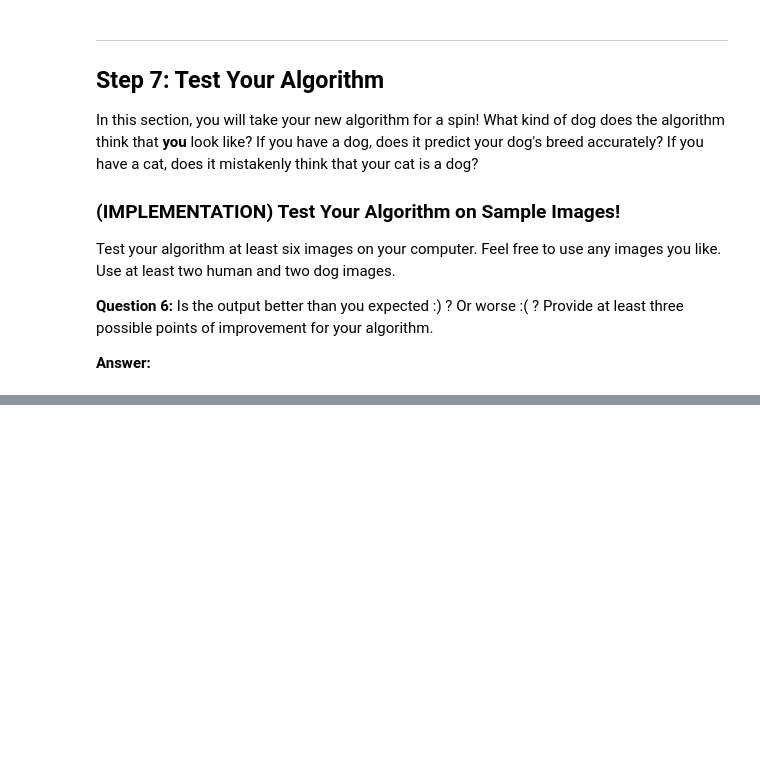
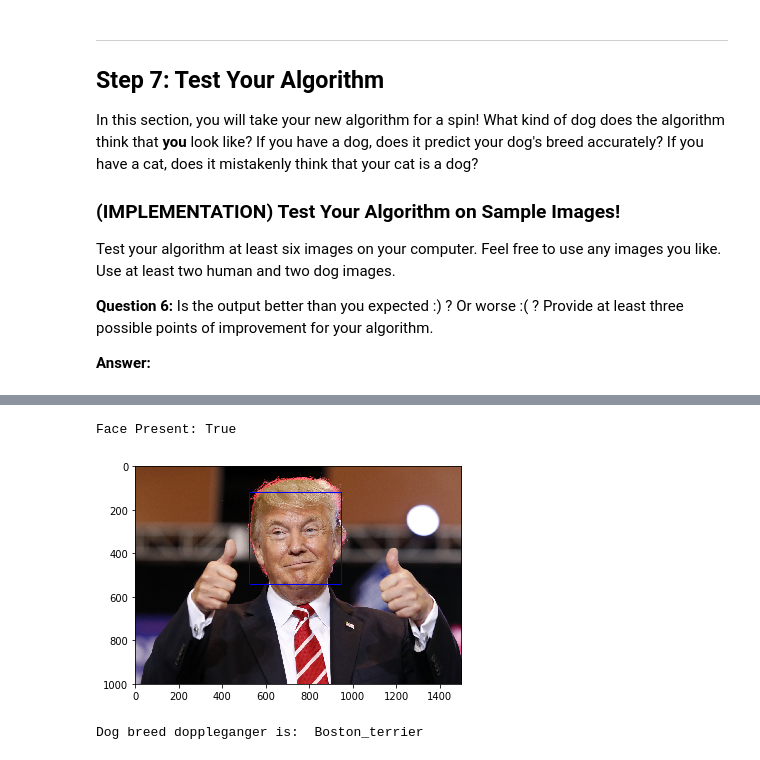
Before and after one commit to ronaldeddings/dog-project, a Jupyter notebook: dog_app.ipynb, the cells around one changed output, grey strips where cells are left out. Drawn from its saved outputs; the diff is of its cells as text; code cells hidden in the pictures; blank space fills up the shorter version.

```diff
--- a/dog_app.ipynb
+++ b/dog_app.ipynb
@@ -667,0 +805,10 @@ __Answer:__
+# %%
+# Example 2 -- President Donald Trump
+
+urllib.request.urlretrieve("http://d279m997dpfwgl.cloudfront.net/wp/2017/08/trumpthumbsweb.jpg",
+                          filename="donaldtrump.jpg")
+custom_detection("donaldtrump.jpg")
+# %% [output]
+Face Present: True
+[figure, added]
+Dog breed doppleganger is:  Boston_terrier
```
Also changed, not shown: parts of 33 cells of this notebook, 2 other files.
